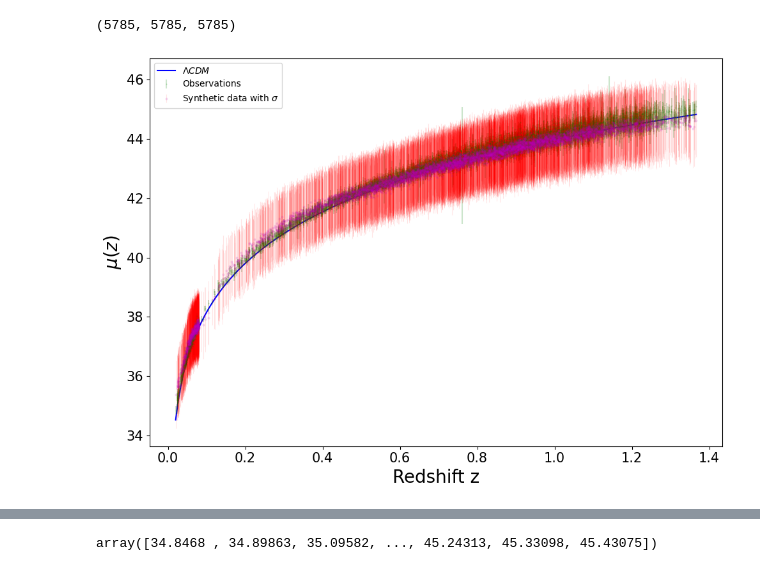
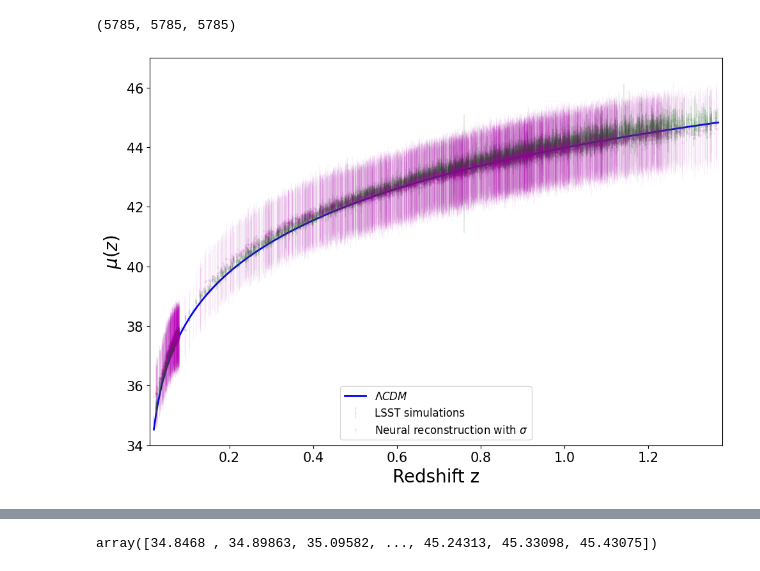
Before and after one commit to igomezv/LSST_DE_neural_reconstruction, a Jupyter notebook: Load_large_model.ipynb, the cells around one changed output, grey strips where cells are left out. Saved outputs shown, nothing was run; the diff lists cells and outputs as text; code cells hidden in the pictures.

Commit message:
update large model

```diff
--- a/Load_large_model.ipynb
+++ b/Load_large_model.ipynb
@@ -127,33 +130,34 @@ len(prediction_mc_dropout[:,0]), len(x_test), len(zmodel)
 # %% [output]
 (5785, 5785, 5785)
 # %%
-# Plotting
-plt.figure(figsize=(10, 7), dpi=100)
 # plt.figure(figsize=(5, 4), dpi=100)
 sigma = np.sqrt(std_mc_dropout[:, 0]**2 + std_mc_dropout[:, 1]**2+ prediction_mc_dropout[:,1]**2)
 
+plt.figure(figsize=(10, 7), dpi=100)
+# plt.scatter(scalerz.inverse_transform(zz), yy, color='k', label='Original cosmic chronometers')
+plt.plot(zmodel, flcdm, label='$\Lambda CDM$', c='b', linewidth=2)
+plt.errorbar(df_data['zCMB'], df_data['MU'], df_data['errors'], fmt='g.', markersize=1, alpha=0.12, label='LSST simulations')
+plt.errorbar(z_or, prediction_mc_dropout[:,0], yerr=sigma, markersize=2, fmt='o',
+             ecolor='m', capthick=2, elinewidth=0.8, alpha=0.05, c='m',
+             label='Neural reconstruction with $\sigma$')
 
-# plt.scatter(scalerz.inverse_transform(zz), yy, color='k', label='Original cosmic chronometers')
-plt.plot(zmodel, flcdm, label='$\Lambda CDM$', c='b')
-plt.errorbar(df_data['zCMB'], df_data['MU'], df_data['errors'], fmt='g.', markersize=1, alpha=0.2, label='Observations')
-plt.errorbar(z_or, prediction_mc_dropout[:,0], yerr=sigma, markersize=2, fmt='o',
-             ecolor='r', capthick=2, elinewidth=0.8, alpha=0.1, c='m',
-             label='Synthetic data with $\sigma$')
-
-# plt.xlim(zmin-0.01,zmax+0.01)
+plt.xlim(zmin-0.01,zmax+0.01)
+plt.ylim(34, 47)
 
 # plt.xlabel('Redshift')
 # plt.ylabel('$H(z)$')
-plt.ylabel("$\mu(z)$", fontsize=20)
 plt.xlabel("Redshift z", fontsize=20)
 plt.xticks(fontsize=15)
 plt.yticks(fontsize=15)
+# plt.xscale('log')
+plt.ylabel("$\mu(z)$", fontsize=20)
 # plt.legend(loc='best')
-plt.legend(loc='upper left')
+plt.legend(fontsize=12, loc='lower center')
 # plt.show()
 plt.tight_layout()
+plt.savefig('neural_rec_large.png', dpi=100)
 # %% [output]
-[figure, old version]
+[figure, new version]
 # %%
 # mean_squared_error, euclidean_distances, median_absolute_error
 mse_lcdm = mean_squared_error(df_data['MU'].values, flcdm)
```
Also changed, not shown: parts of 6 cells of this notebook.
